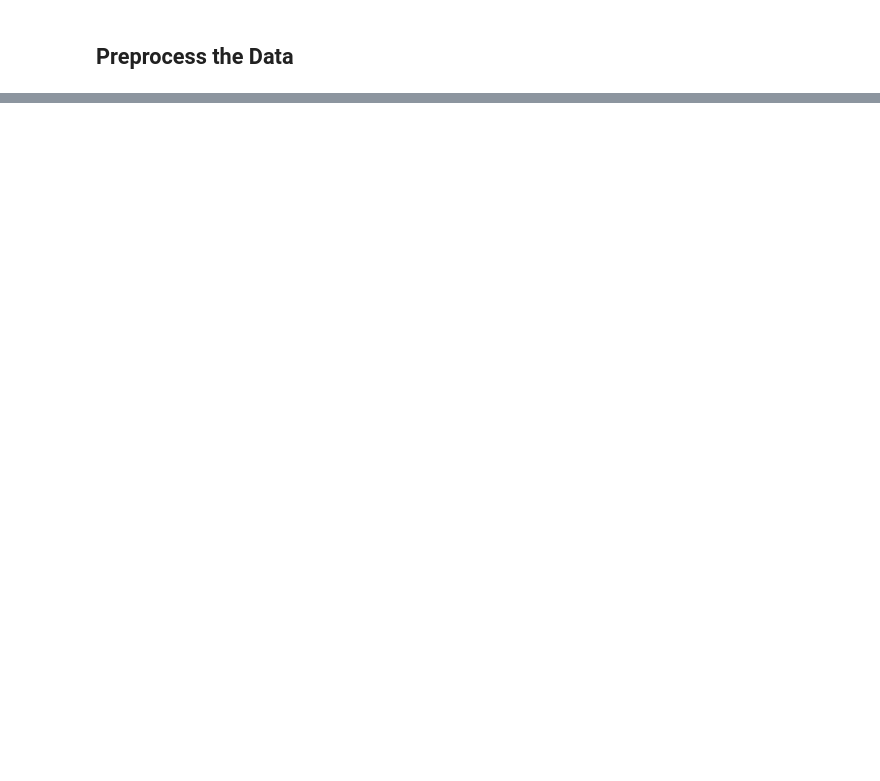
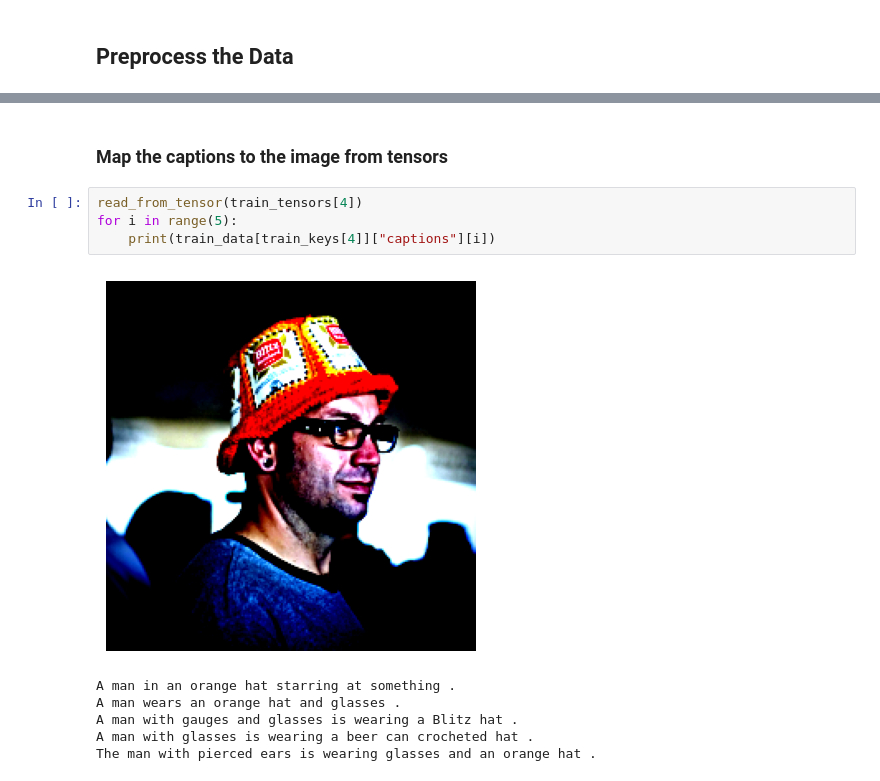
Before and after one commit to YoussefAboelwafa/Image-Caption-Generator, a Jupyter notebook: main.ipynb, the cells around one changed output, grey strips where cells are left out. Saved outputs shown, nothing was run; the diff lists cells and outputs as text; blank space fills up the shorter version.

```diff
--- a/main.ipynb
+++ b/main.ipynb
@@ -120,0 +158,13 @@ train_tensors[1]
+# %% [markdown]
+### Map the captions to the image from tensors
+# %%
+read_from_tensor(train_tensors[4])
+for i in range(5):
+    print(train_data[train_keys[4]]["captions"][i])
+# %% [output]
+[figure, added]
+A man in an orange hat starring at something .
+A man wears an orange hat and glasses .
+A man with gauges and glasses is wearing a Blitz hat .
+A man with glasses is wearing a beer can crocheted hat .
+The man with pierced ears is wearing glasses and an orange hat .
```
Also changed, not shown: parts of 14 cells of this notebook.
